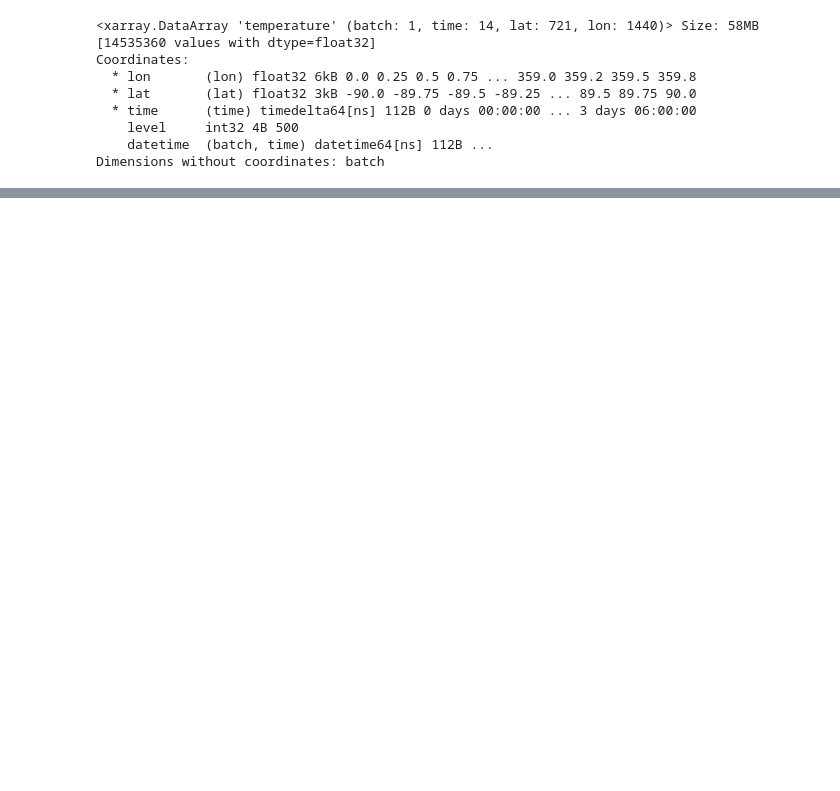
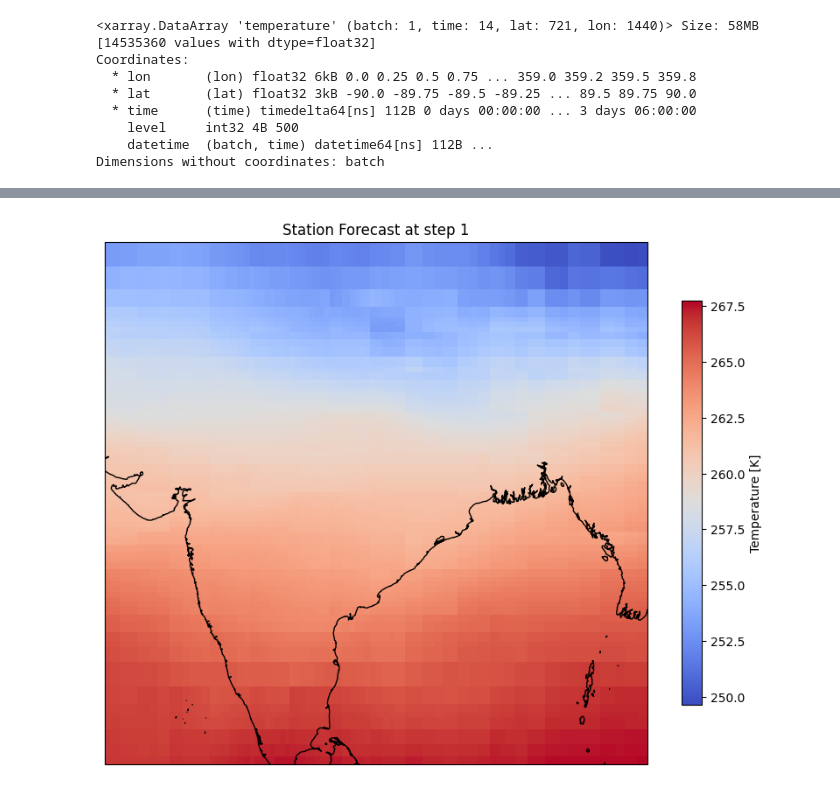
Before and after one commit to SaptarishiD/ai-models, a Jupyter notebook: src/ai_models/forecast_bench.ipynb, the cells around one changed output, grey strips where cells are left out. Drawn from its saved outputs; the diff is of its cells as text; code cells hidden in the pictures; blank space fills up the shorter version.

```diff
--- a/src/ai_models/forecast_bench.ipynb
+++ b/src/ai_models/forecast_bench.ipynb
@@ -596,0 +687,13 @@ plt.show()
+# %%
+# on a plain map of India make a plot of the latitude longitude combinations that are there in the station_forecasts and also their values
+plt.figure(figsize=(10, 10))
+ax = plt.axes(projection=ccrs.PlateCarree())
+ax.coastlines(resolution='10m')
+ax.add_feature(cfeature.LAND, edgecolor='black')
+ax.add_feature(cfeature.OCEAN, edgecolor='black')
+
+station_forecasts.isel(step=1).plot(ax=ax, cmap='coolwarm', transform=ccrs.PlateCarree(), cbar_kwargs={"shrink": 0.6})
+plt.title(f"Station Forecast at step 1")
+plt.show()
+# %% [output]
+[figure, added]
```
Also changed, not shown: parts of 42 cells of this notebook, 36 other files.
